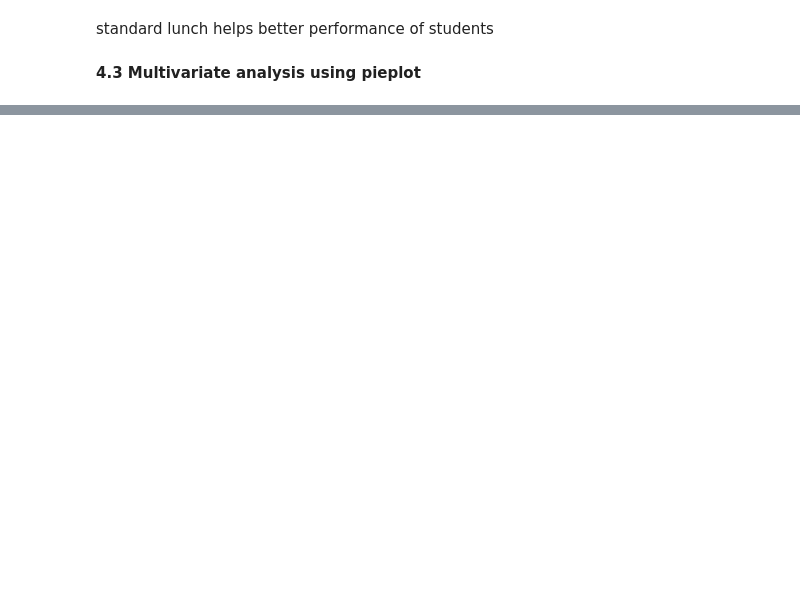
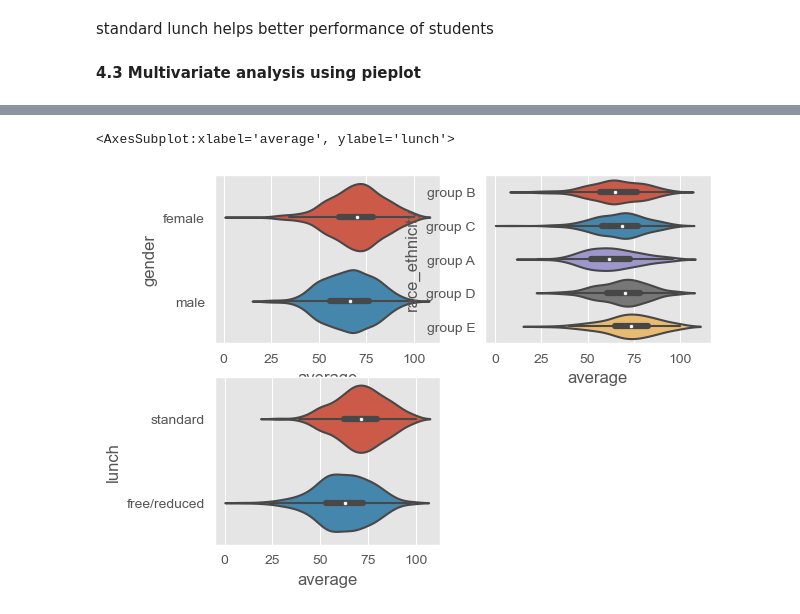
Before and after one commit to Tharun18-sklearn/GENERICml_project, a Jupyter notebook: notebook/dataset/EDA.ipynb, the cells around one changed output, grey strips where cells are left out. Saved outputs shown, nothing was run; the diff lists cells and outputs as text; code cells hidden in the pictures; blank space fills up the shorter version.

```diff
--- a/notebook/dataset/EDA.ipynb
+++ b/notebook/dataset/EDA.ipynb
@@ -414,0 +306,12 @@ SyntaxError: invalid syntax (2285068599.py, line 57)
+# %%
+# Representing data using violin form
+plt.style.use('ggplot')
+plt.subplot(2,2,1)
+sns.violinplot(x = 'average', y = 'gender', data = df)
+plt.subplot(2,2,2)
+sns.violinplot(x = 'average', y = 'race_ethnicity', data = df)
+plt.subplot(2,2,3)
+sns.violinplot(x = 'average', y = 'lunch', data = df)
+# %% [output]
+<AxesSubplot:xlabel='average', ylabel='lunch'>
+[figure, added]
```
Also changed, not shown: parts of 10 cells of this notebook.
